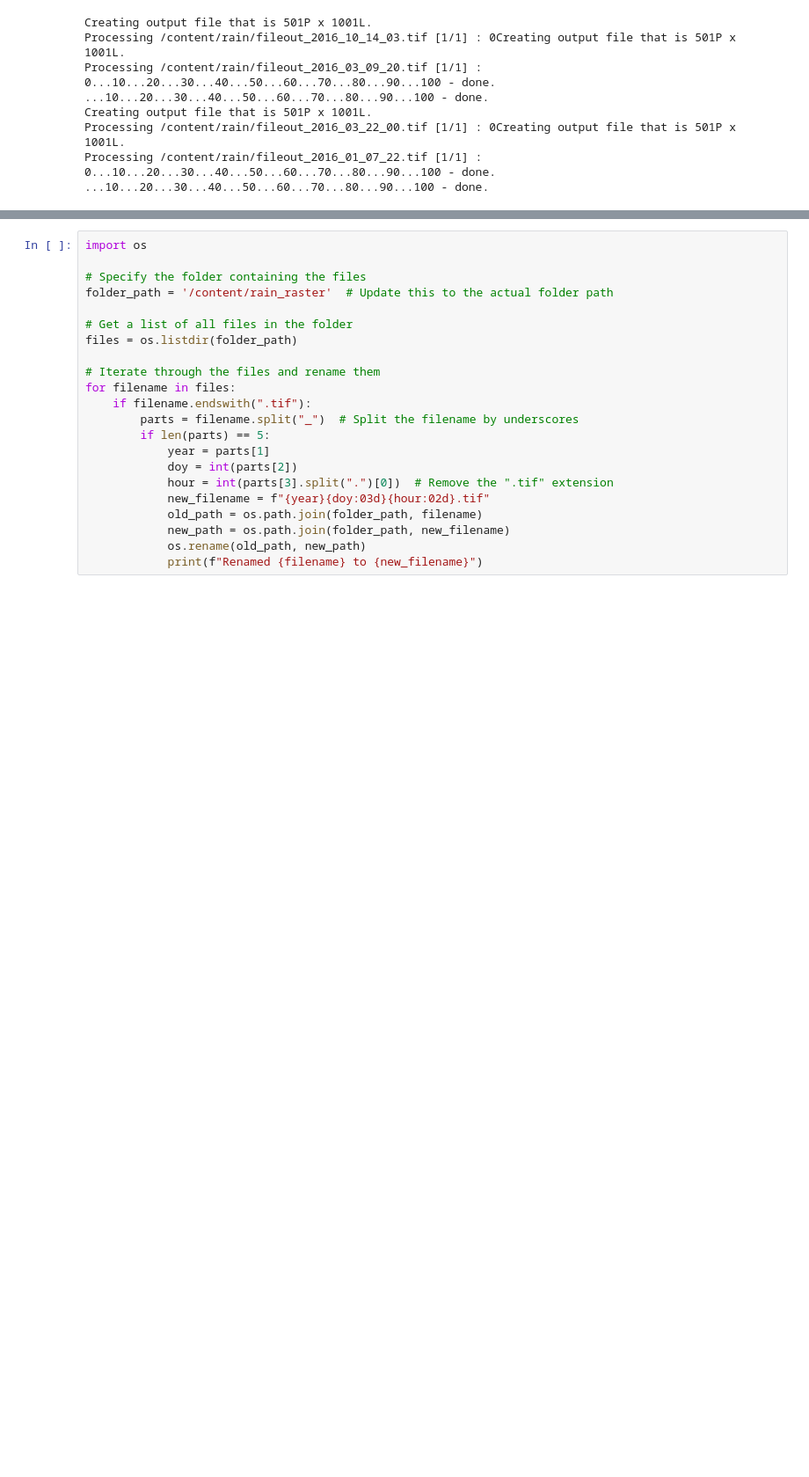
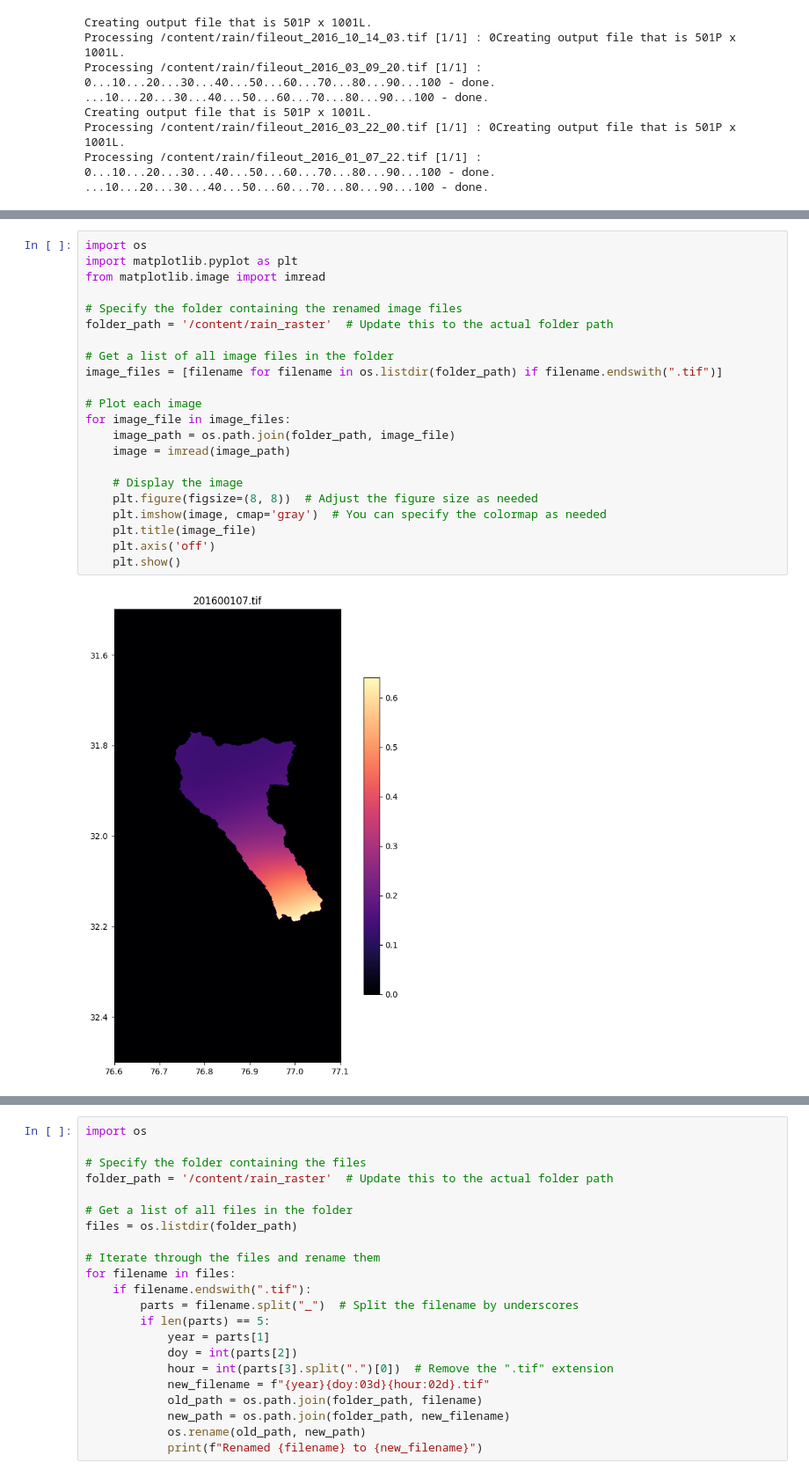
Before and after one commit to 1kaiser/Snow-cover-area-estimation, a Jupyter notebook: MLP_SnowCoverEstimate_Image_training_Parallel_JAX.ipynb, the cells around one changed output, grey strips where cells are left out. Shown at 88% size. Saved outputs shown, nothing was run; the diff lists cells and outputs as text; blank space fills up the shorter version.

```diff
--- a/MLP_SnowCoverEstimate_Image_training_Parallel_JAX.ipynb
+++ b/MLP_SnowCoverEstimate_Image_training_Parallel_JAX.ipynb
@@ -140,0 +105,24 @@ fileout_2016_03_09_20.tif  fileout_2016_10_14_03.tif
+# %%
+import os
+import matplotlib.pyplot as plt
+from matplotlib.image import imread
+
+# Specify the folder containing the renamed image files
+folder_path = '/content/rain_raster'  # Update this to the actual folder path
+
+# Get a list of all image files in the folder
+image_files = [filename for filename in os.listdir(folder_path) if filename.endswith(".tif")]
+
+# Plot each image
+for image_file in image_files:
+    image_path = os.path.join(folder_path, image_file)
+    image = imread(image_path)
+
+    # Display the image
+    plt.figure(figsize=(8, 8))  # Adjust the figure size as needed
+    plt.imshow(image, cmap='gray')  # You can specify the colormap as needed
+    plt.title(image_file)
+    plt.axis('off')
+    plt.show()
+# %% [output]
+[figure, added]
```
Also changed, not shown: parts of 3 cells of this notebook.
